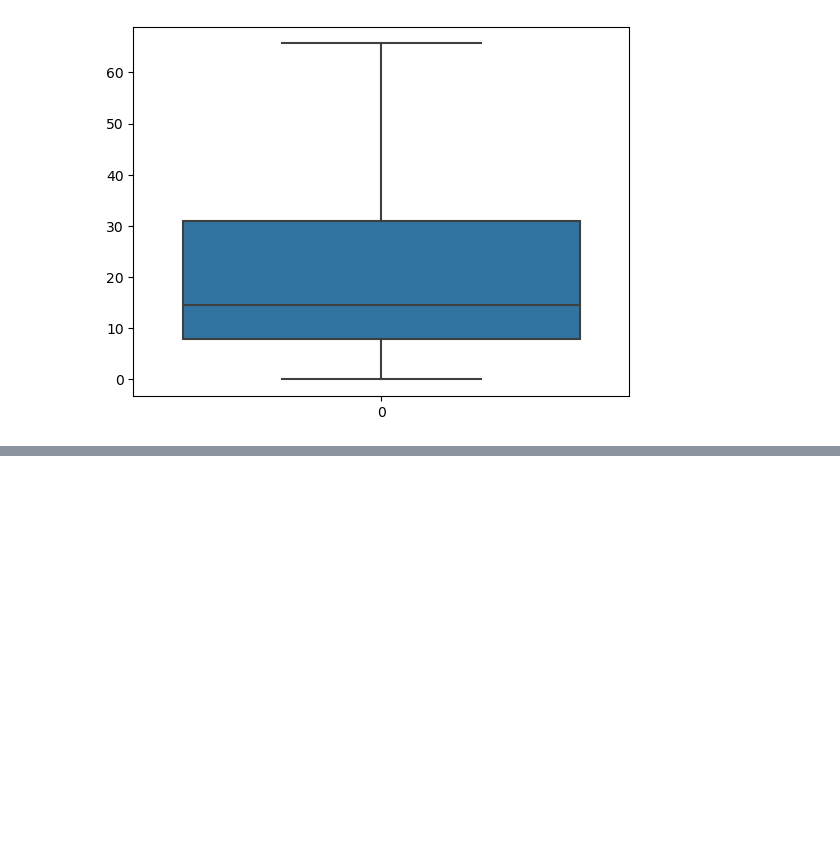
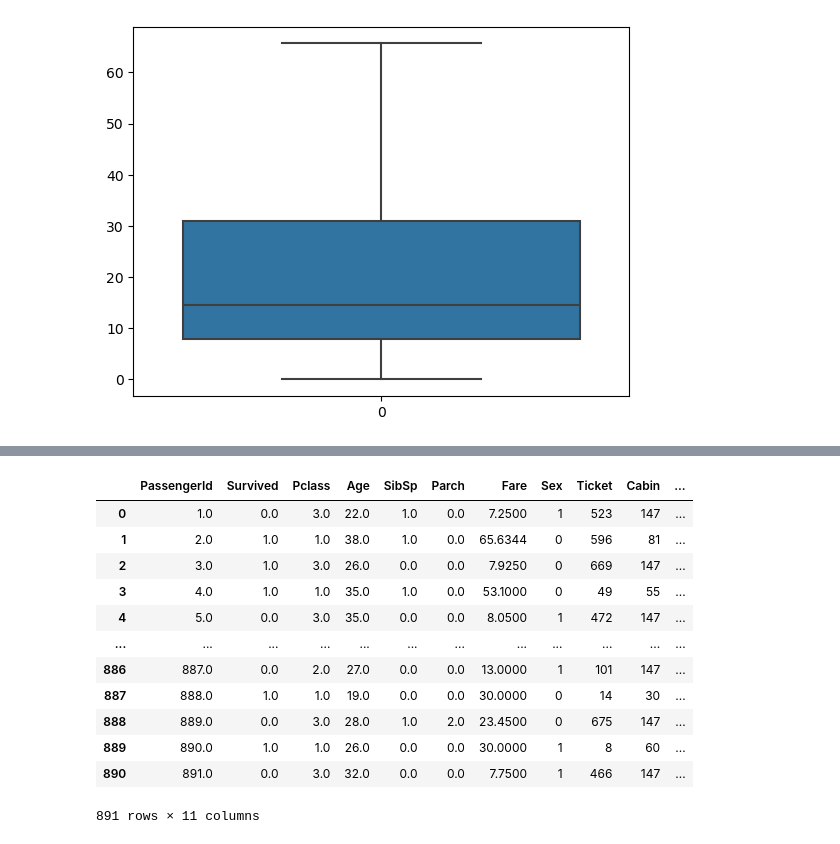
Before and after one commit to Rishabhpm23/TitanicSurvivalPredictor, a Jupyter notebook: titanic_survival_predictor.ipynb, the cells around one changed output, grey strips where cells are left out. Cells and saved outputs as stored; diff of their text form; code cells hidden in the pictures; blank space fills up the shorter version.

```diff
--- a/titanic_survival_predictor.ipynb
+++ b/titanic_survival_predictor.ipynb
@@ -117,0 +227,23 @@ plt.show()
+# %%
+label_encoder = LabelEncoder()
+
+titanic_combined['Sex'] = label_encoder.fit_transform(titanic_combined['Sex'])
+titanic_combined['Ticket'] = label_encoder.fit_transform(titanic_combined['Ticket'])
+titanic_combined['Cabin'] = label_encoder.fit_transform(titanic_combined['Cabin'])
+titanic_combined['Embarked'] = label_encoder.fit_transform(titanic_combined['Embarked'])
+
+titanic_combined
+# %% [output]
+|  | PassengerId | Survived | Pclass | Age | SibSp | Parch | Fare | Sex | Ticket | Cabin | ... |
+| 0 | 1.0 | 0.0 | 3.0 | 22.0 | 1.0 | 0.0 | 7.2500 | 1 | 523 | 147 | ... |
+| 1 | 2.0 | 1.0 | 1.0 | 38.0 | 1.0 | 0.0 | 65.6344 | 0 | 596 | 81 | ... |
+| 2 | 3.0 | 1.0 | 3.0 | 26.0 | 0.0 | 0.0 | 7.9250 | 0 | 669 | 147 | ... |
+| 3 | 4.0 | 1.0 | 1.0 | 35.0 | 1.0 | 0.0 | 53.1000 | 0 | 49 | 55 | ... |
+| 4 | 5.0 | 0.0 | 3.0 | 35.0 | 0.0 | 0.0 | 8.0500 | 1 | 472 | 147 | ... |
+| ... | ... | ... | ... | ... | ... | ... | ... | ... | ... | ... | ... |
+| 886 | 887.0 | 0.0 | 2.0 | 27.0 | 0.0 | 0.0 | 13.0000 | 1 | 101 | 147 | ... |
+| 887 | 888.0 | 1.0 | 1.0 | 19.0 | 0.0 | 0.0 | 30.0000 | 0 | 14 | 30 | ... |
+| 888 | 889.0 | 0.0 | 3.0 | 28.0 | 1.0 | 2.0 | 23.4500 | 0 | 675 | 147 | ... |
+| 889 | 890.0 | 1.0 | 1.0 | 26.0 | 0.0 | 0.0 | 30.0000 | 1 | 8 | 60 | ... |
+| 890 | 891.0 | 0.0 | 3.0 | 32.0 | 0.0 | 0.0 | 7.7500 | 1 | 466 | 147 | ... |
+891 rows × 11 columns
```
Also changed, not shown: parts of 10 cells of this notebook.
